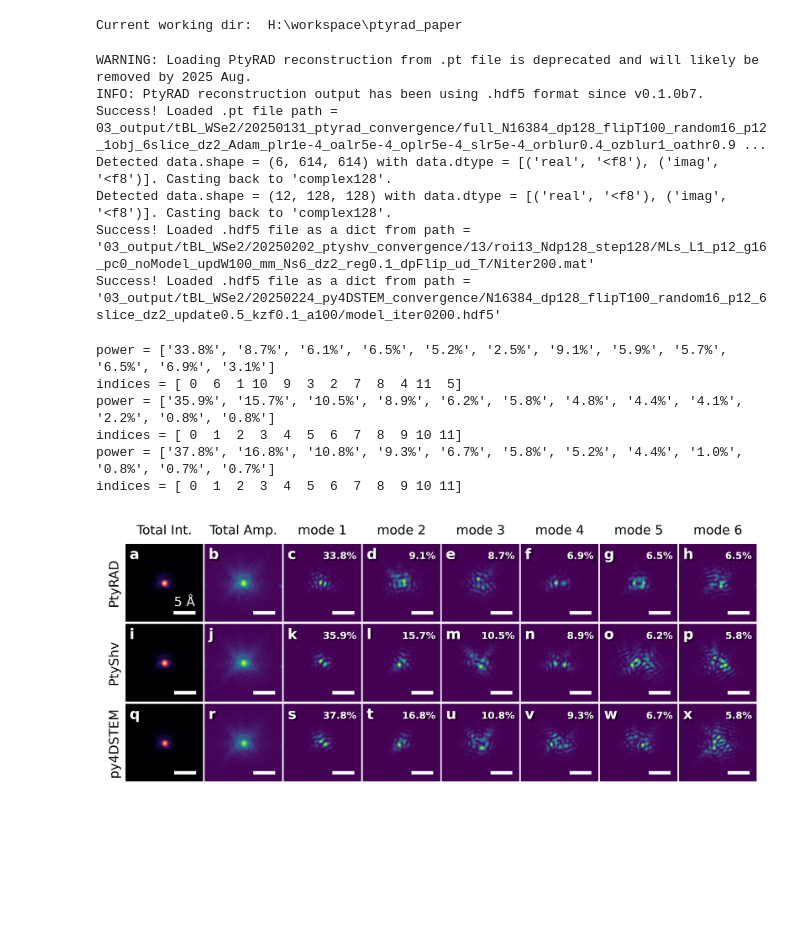
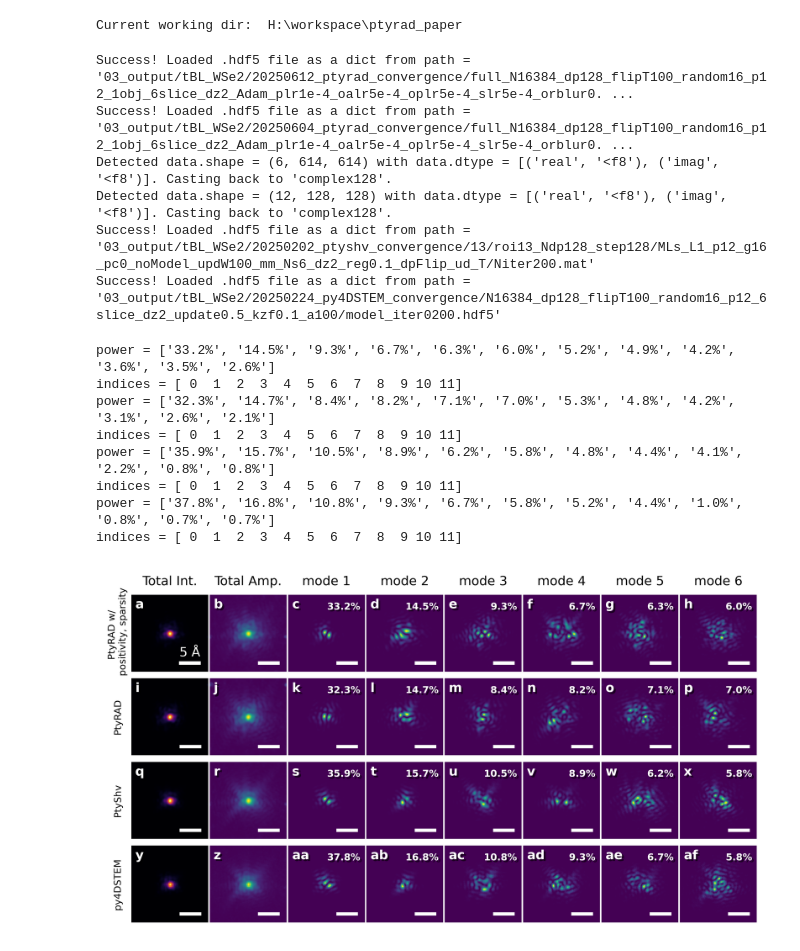
Before and after one commit to chiahao3/ptyrad_paper, a Jupyter notebook: 04_plotting/figure_mixed_probes.ipynb, the cells around one changed output. Drawn from its saved outputs; the diff is of its cells as text; code cells hidden in the pictures; blank space fills up the shorter version.

Commit message:
Update figure notebooks to include non-constraint cases

```diff
--- a/04_plotting/figure_mixed_probes.ipynb
+++ b/04_plotting/figure_mixed_probes.ipynb
@@ -27,14 +27,19 @@ def sort_by_mode_int_np(modes):
     return sorted_modes
 # %%
 # Same data as in Fig 4, figure_convergence_same_iters, Exp - A100
-path_ptyrad   = "03_output/tBL_WSe2/20250131_ptyrad_convergence/full_N16384_dp128_flipT100_random16_p12_1obj_6slice_dz2_Adam_plr1e-4_oalr5e-4_oplr5e-4_slr5e-4_orblur0.4_ozblur1_oathr0.98_opos_sng1.0_spr0.1_aff1_0_-3_0/model_iter0200.pt"
+path_ptyrad_c = "03_output/tBL_WSe2/20250612_ptyrad_convergence/full_N16384_dp128_flipT100_random16_p12_1obj_6slice_dz2_Adam_plr1e-4_oalr5e-4_oplr5e-4_slr5e-4_orblur0.5_ozblur1_oathr0.98_oposc_sng1.0_spr0.1_aff1_0_-3_0/model_iter0200.hdf5"
+path_ptyrad   = "03_output/tBL_WSe2/20250604_ptyrad_convergence/full_N16384_dp128_flipT100_random16_p12_1obj_6slice_dz2_Adam_plr1e-4_oalr5e-4_oplr5e-4_slr5e-4_orblur0.5_ozblur1_oathr0.98_sng1.0_aff1_0_-3_0/model_iter0200.hdf5"
 path_ptyshv   = "03_output/tBL_WSe2/20250202_ptyshv_convergence/13/roi13_Ndp128_step128/MLs_L1_p12_g16_pc0_noModel_updW100_mm_Ns6_dz2_reg0.1_dpFlip_ud_T/Niter200.mat"
 path_py4dstem = "03_output/tBL_WSe2/20250224_py4DSTEM_convergence/N16384_dp128_flipT100_random16_p12_6slice_dz2_update0.5_kzf0.1_a100/model_iter0200.hdf5"
 # %%
+# ptyrad_c
+ckpt_ptyrad_c = load_ptyrad(path_ptyrad_c)
+probe_ptyrad_c = ckpt_ptyrad_c['optimizable_tensors']['probe']
+pixel_size = ckpt_ptyrad_c['model_attributes']['dx']
+
 # ptyrad
 ckpt_ptyrad = load_ptyrad(path_ptyrad)
 probe_ptyrad = ckpt_ptyrad['optimizable_tensors']['probe']
-pixel_size = ckpt_ptyrad['model_attributes']['dx']
 
 # ptyshv
 ckpt_ptyshv = load_hdf5(path_ptyshv)
@@ -45,55 +50,72 @@ probe_ptyshv = np.transpose(probe_ptyshv, (0,2,1)) # PtyShv uses (pmode, X, Y)
 ckpt_py4dstem = load_hdf5(path_py4dstem)
 probe_py4dstem = ckpt_py4dstem['probe']
 # %% [output]
-WARNING: Loading PtyRAD reconstruction from .pt file is deprecated and will likely be removed by 2025 Aug.
-INFO: PtyRAD reconstruction output has been using .hdf5 format since v0.1.0b7.
-Success! Loaded .pt file path = 03_output/tBL_WSe2/20250131_ptyrad_convergence/full_N16384_dp128_flipT100_random16_p12_1obj_6slice_dz2_Adam_plr1e-4_oalr5e-4_oplr5e-4_slr5e-4_orblur0.4_ozblur1_oathr0.9 ...
+Success! Loaded .hdf5 file as a dict from path = '03_output/tBL_WSe2/20250612_ptyrad_convergence/full_N16384_dp128_flipT100_random16_p12_1obj_6slice_dz2_Adam_plr1e-4_oalr5e-4_oplr5e-4_slr5e-4_orblur0. ...
+Success! Loaded .hdf5 file as a dict from path = '03_output/tBL_WSe2/20250604_ptyrad_convergence/full_N16384_dp128_flipT100_random16_p12_1obj_6slice_dz2_Adam_plr1e-4_oalr5e-4_oplr5e-4_slr5e-4_orblur0. ...
 Detected data.shape = (6, 614, 614) with data.dtype = [('real', '<f8'), ('imag', '<f8')]. Casting back to 'complex128'.
 Detected data.shape = (12, 128, 128) with data.dtype = [('real', '<f8'), ('imag', '<f8')]. Casting back to 'complex128'.
 Success! Loaded .hdf5 file as a dict from path = '03_output/tBL_WSe2/20250202_ptyshv_convergence/13/roi13_Ndp128_step128/MLs_L1_p12_g16_pc0_noModel_updW100_mm_Ns6_dz2_reg0.1_dpFlip_ud_T/Niter200.mat'
 Success! Loaded .hdf5 file as a dict from path = '03_output/tBL_WSe2/20250224_py4DSTEM_convergence/N16384_dp128_flipT100_random16_p12_6slice_dz2_update0.5_kzf0.1_a100/model_iter0200.hdf5'
 # %%
 # Sort the probe mode by their intensities
+probe_ptyrad_c = sort_by_mode_int_np(probe_ptyrad_c)
 probe_ptyrad   = sort_by_mode_int_np(probe_ptyrad)
 probe_ptyshv   = sort_by_mode_int_np(probe_ptyshv)
 probe_py4dstem = sort_by_mode_int_np(probe_py4dstem)
 # %% [output]
-power = ['33.8%', '8.7%', '6.1%', '6.5%', '5.2%', '2.5%', '9.1%', '5.9%', '5.7%', '6.5%', '6.9%', '3.1%']
-indices = [ 0  6  1 10  9  3  2  7  8  4 11  5]
+power = ['33.2%', '14.5%', '9.3%', '6.7%', '6.3%', '6.0%', '5.2%', '4.9%', '4.2%', '3.6%', '3.5%', '2.6%']
+indices = [ 0  1  2  3  4  5  6  7  8  9 10 11]
+power = ['32.3%', '14.7%', '8.4%', '8.2%', '7.1%', '7.0%', '5.3%', '4.8%', '4.2%', '3.1%', '2.6%', '2.1%']
+indices = [ 0  1  2  3  4  5  6  7  8  9 10 11]
 power = ['35.9%', '15.7%', '10.5%', '8.9%', '6.2%', '5.8%', '4.8%', '4.4%', '4.1%', '2.2%', '0.8%', '0.8%']
 indices = [ 0  1  2  3  4  5  6  7  8  9 10 11]
 power = ['37.8%', '16.8%', '10.8%', '9.3%', '6.7%', '5.8%', '5.2%', '4.4%', '1.0%', '0.8%', '0.7%', '0.7%']
 indices = [ 0  1  2  3  4  5  6  7  8  9 10 11]
+# %%
+import string
+
+# Function to generate panel labels beyond 'z'
+def generate_panel_labels(n):
+    labels = []
+    i = 0
+    while len(labels) < n:
+        s = ''
+        num = i
+        while True:
+            s = string.ascii_lowercase[num % 26] + s
+            num = num // 26 - 1
+            if num < 0:
+                break
+        labels.append(s)
+        i += 1
+    return labels
 # %%
 import numpy as np
 import matplotlib.gridspec as gridspec
 from mpl_toolkits.axes_grid1.anchored_artists import AnchoredSizeBar
 import matplotlib.font_manager as fm
-import string
 
 # Create overall stack
-probes = np.stack([probe_ptyrad, probe_ptyshv, probe_py4dstem])
+probes = np.stack([probe_ptyrad_c, probe_ptyrad, probe_ptyshv, probe_py4dstem])
 pmode_max = 6 # Plot to this probe mode for simplicity
 
 # Labels
-row_labels = ['PtyRAD', 'PtyShv', 'py4DSTEM']
+row_labels = ['PtyRAD w/ \n positivity, sparsity', 'PtyRAD', 'PtyShv', 'py4DSTEM']
 col_labels = ['Total Int.', 'Total Amp.'] + [f'mode {i}' for i in range(1, pmode_max + 1)]
 num_rows = len(row_labels)
 num_cols = len(col_labels)
 total_panels = num_rows * num_cols
 
-if total_panels > len(string.ascii_lowercase):
-    raise ValueError("Too many panels for single-letter labels. Consider using double letters.")
-panel_labels = np.array(list(string.ascii_lowercase[:total_panels])).reshape(num_rows, num_cols)
+panel_labels = np.array(generate_panel_labels(total_panels)).reshape(num_rows, num_cols)
 
 # Figure configuration
-figsize=(7,2.9)
+figsize=(7,4)
 hspace=-0.2
 int_cmap='inferno'
 amp_cmap='viridis'
 shadow_offset = (3, 3)
-fontsize_row_label = 8
-fontsize_panel_label = 9
+fontsize_row_label = 6
+fontsize_panel_label = 8
 fontsize_mode_label = 8
 fontsize_power_label = 6
 
@@ -131,34 +153,34 @@ for i, row_label in enumerate(row_labels):
             ax.text(120, 12, pow_str, color='white', fontsize=fontsize_power_label, fontweight='bold', ha='right', va='top')
         ax.axis('off')
 
         # mode label for the top row
         if i == 0:
             ax.set_title(mode_label, fontsize=fontsize_mode_label)
 
         # Panel label
         ax.text(6 + shadow_offset[0], 6 + shadow_offset[1], panel_labels[i, j], color='black', fontsize=fontsize_panel_label, fontweight='bold', va='top', ha='left', alpha=0.6)
         ax.text(6, 6, panel_labels[i, j], color='white', fontsize=fontsize_panel_label, fontweight='bold', va='top', ha='left')
 
         # Add scale bar
         if i == 0 and j == 0:
             scalebar = AnchoredSizeBar(ax.transData, scale_bar_length, scale_bar_label,
                                 loc='lower right', pad=0.5, color=scale_bar_color, frameon=False, size_vertical=3, label_top=True,
                                 fontproperties=fontprops)
         else:
             scalebar = AnchoredSizeBar(ax.transData, scale_bar_length, '',
                                     loc='lower right', pad=0.5, color=scale_bar_color, frameon=False, size_vertical=3, label_top=True,
                                     fontproperties=fontprops)
         ax.add_artist(scalebar)
 
         # Add row labels on the leftmost column
         if j == 0:
-            ax.annotate(row_label, xy=(-0.15, 0.5), xycoords='axes fraction', fontsize=fontsize_row_label, ha='center', va='center', rotation=90)
+            ax.annotate(row_label, xy=(-0.18, 0.5), xycoords='axes fraction', fontsize=fontsize_row_label, ha='center', va='center', rotation=90)
 
 
-plt.savefig("05_figures/Fig_SXX_mixed_probes_exp_a100.pdf", bbox_inches="tight")
-plt.savefig("05_figures/Fig_SXX_mixed_probes_exp_a100.png", bbox_inches="tight")
+plt.savefig("05_figures/Fig_S09_mixed_probes_exp_a100.pdf", bbox_inches="tight")
+plt.savefig("05_figures/Fig_S09_mixed_probes_exp_a100.png", bbox_inches="tight")
 
 # Show the plot
 plt.show()
 # %% [output]
-[figure, old version]
+[figure, new version]
```
Also changed, not shown: 25 other files.
